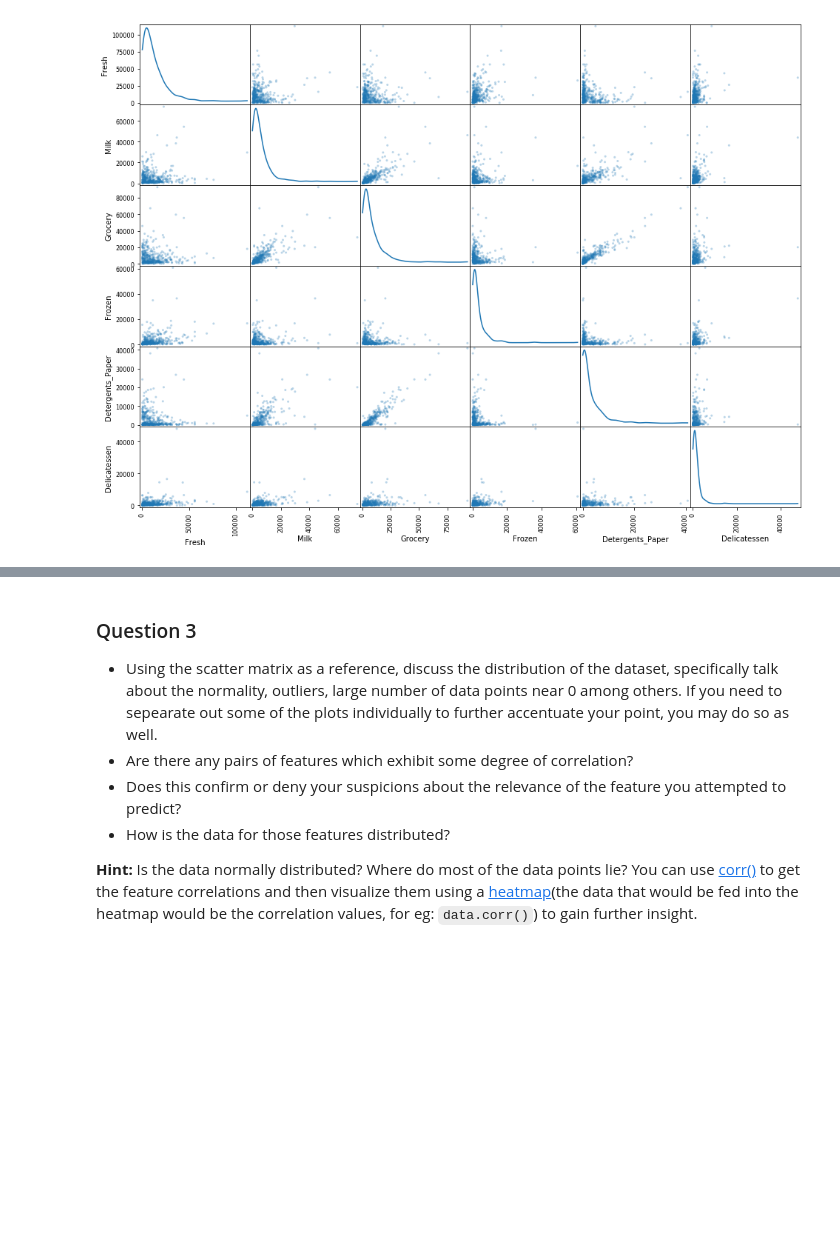
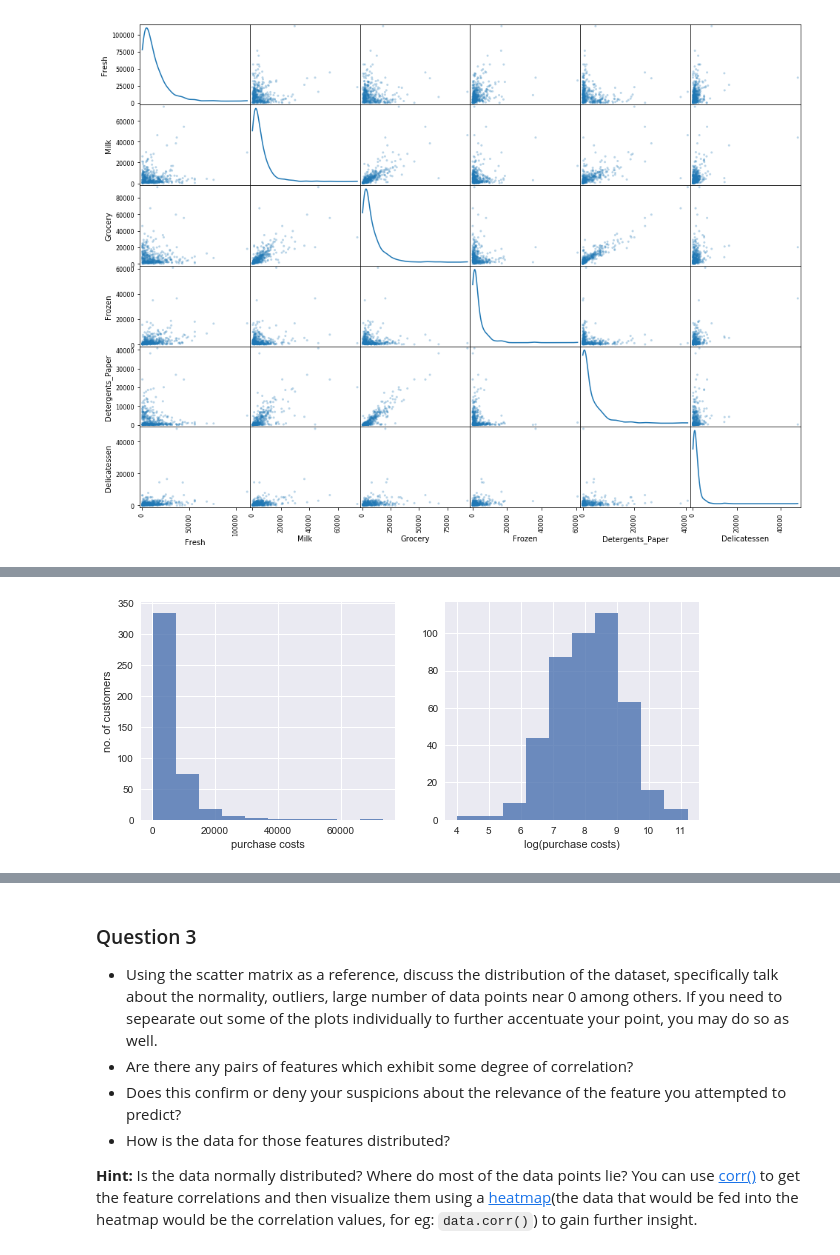
Before and after one commit to huli/mlnd, a Jupyter notebook: customer_segments/customer_segments.ipynb, the cells around one changed output, grey strips where cells are left out. Drawn from its saved outputs; the diff is of its cells as text; code cells hidden in the pictures; blank space fills up the shorter version.

```diff
--- a/customer_segments/customer_segments.ipynb
+++ b/customer_segments/customer_segments.ipynb
@@ -195,0 +196,11 @@ plt.show()
+# %%
+# Logarithmis transformation
+fig, (ax1, ax2) = plt.subplots(1,2, figsize=(10,4))
+ax1.hist(data['Milk'], alpha=.8)
+ax1.set_ylabel('no. of customers')
+ax1.set_xlabel('purchase costs')
+ax2.hist(np.log(data['Milk']), alpha=.8)
+ax2.set_xlabel('log(purchase costs)')
+plt.show()
+# %% [output]
+[figure, added]
```
Also changed, not shown: parts of 5 cells of this notebook.
